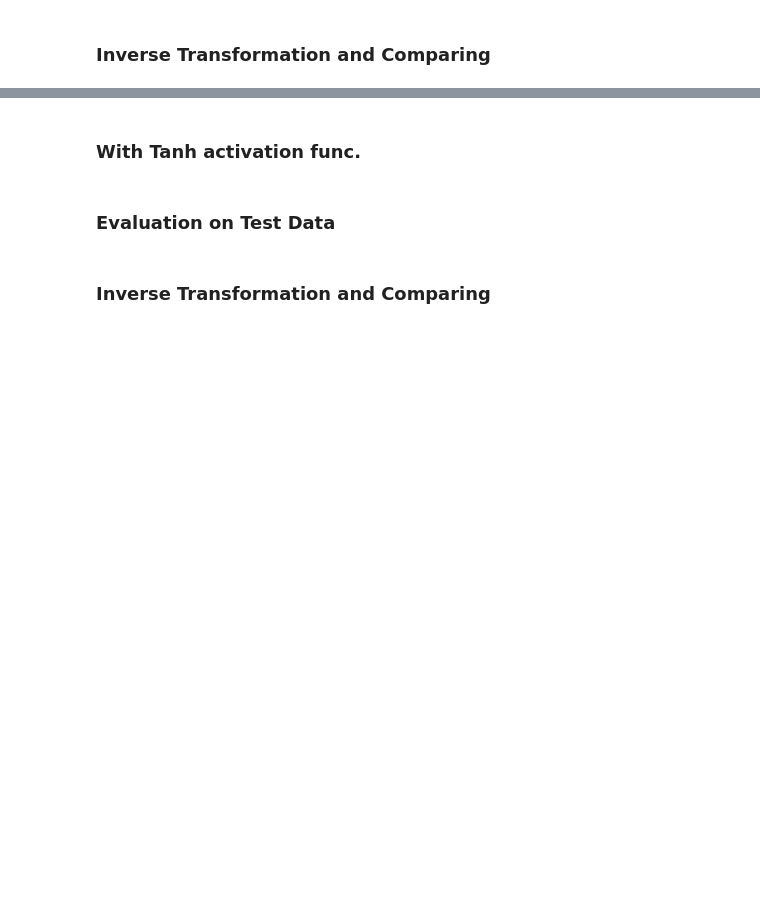
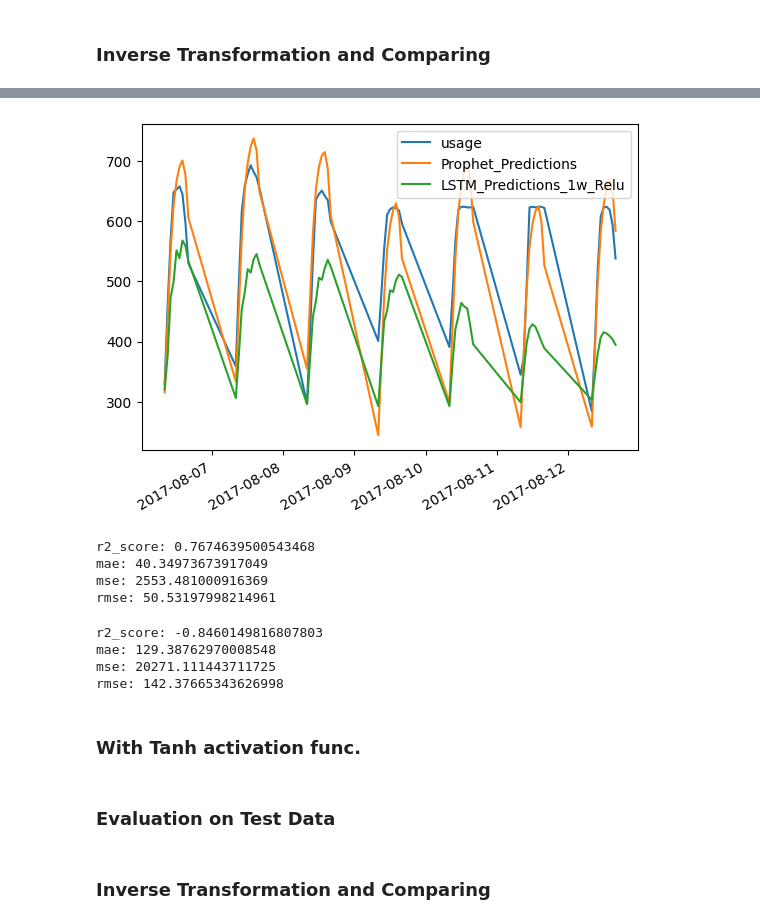
Before and after one commit to EmincanY/TimeSeriesModels-MunicipalityPredictions, a Jupyter notebook: Emincan_YILMAZ_interview.ipynb, the cells around one changed output, grey strips where cells are left out. Drawn from its saved outputs; the diff is of its cells as text; code cells hidden in the pictures; blank space fills up the shorter version.

Commit message:
LSTM model need to hyperparameter tuning!

```diff
--- a/Emincan_YILMAZ_interview.ipynb
+++ b/Emincan_YILMAZ_interview.ipynb
@@ -1496,0 +1570,6 @@ model.compile(optimizer = opt , loss = 'mse')
+# %%
+model.fit(train_generator,
+        epochs = 300,
+        validation_data = valid_generator,
+        # callbacks = [early_stop]
+        )
@@ -1501,9 +1597,3 @@ early_stop = EarlyStopping(monitor = 'val_loss', patience = 20, restore_best_wei
-# %%
-model.fit(generator,
-        epochs = 100,
-        validation_data = test_generator,
-        callbacks = [early_stop]
-        )
 # %%
 loss_df = pd.DataFrame(model.history.history)
 loss_df.plot();
@@ -1521,16 +1630,16 @@ def eval_metrics(actual, pred):
 # %%
-predictions_scaled = []
+predictions_1w_scaled = []
 
-first_eval_batch = df_0_test_lstm_scaled[:length]
+first_eval_batch = df_0_test_1w_lstm_scaled[:length]
 current_batch = first_eval_batch.reshape((1, length, n_features))
 
-for i in range(df_0_test_lstm_scaled.shape[0]):
+for i in range(df_0_test_1w_lstm_scaled.shape[0]):
 
     # get prediction 1 time stamp ahead
     current_pred = model.predict(current_batch)
 
     # store prediction
-    predictions_scaled.append(current_pred[0])
+    predictions_1w_scaled.append(current_pred[0])
 
     # update batch to now include prediction and drop first value
     current_batch = np.append(current_batch[:, 1:, :], [current_pred], axis=1)
@@ -1537,9 +1664,9 @@ for i in range(df_0_test_lstm_scaled.shape[0]):
 # %% [markdown]
 ### Inverse Transformation and Comparing
 # %%
-compare = df_0_test_lstm  # df_0_test_lstm[:length]
-compare['Prophet_Predictions'] = np.array(forecast_test_prop.yhat)
+compare_1w = df_0_test_1w_lstm
+compare_1w['Prophet_Predictions'] = np.array(forecast_test_1w_prop.yhat)
 
-predictions = scaler.inverse_transform(predictions_scaled)
-compare['LSTM_Predictions_Relu'] = predictions
-compare
+predictions = scaler.inverse_transform(predictions_1w_scaled)
+compare_1w['LSTM_Predictions_1w_Relu'] = predictions
+compare_1w
@@ -1546,4 +1687,11 @@ compare
 # %%
-compare.plot();
+compare_1w.plot();
+# %% [output]
+[figure, added]
 # %%
-eval_metrics(compare.usage, compare.Prophet_Predictions)
+eval_metrics(compare_1w.usage, compare_1w.Prophet_Predictions)
+# %% [output]
+r2_score: 0.7674639500543468
+mae: 40.34973673917049
+mse: 2553.481000916369
+rmse: 50.53197998214961
@@ -1552,3 +1698,10 @@ eval_metrics(compare.usage, compare.LSTM_Predictions_Relu)
+# %%
+eval_metrics(compare_1w.usage, compare_1w.LSTM_Predictions_1w_Relu) # I'll try it with more epochs.
+# %% [output]
+r2_score: -0.8460149816807803
+mae: 129.38762970008548
+mse: 20271.111443711725
+rmse: 142.37665343626998
 # %% [markdown]
 ### With Tanh activation func.
 # %%
```
Also changed, not shown: parts of 36 cells of this notebook.
